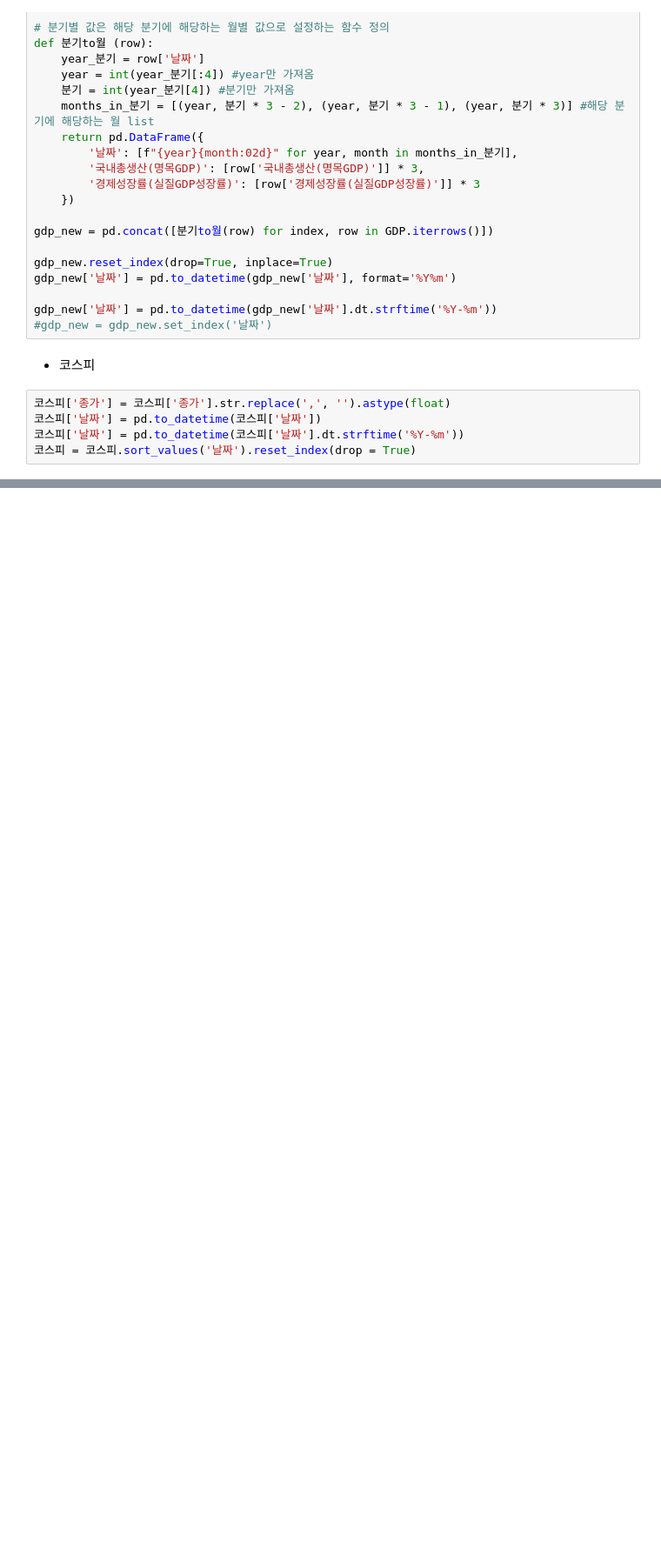
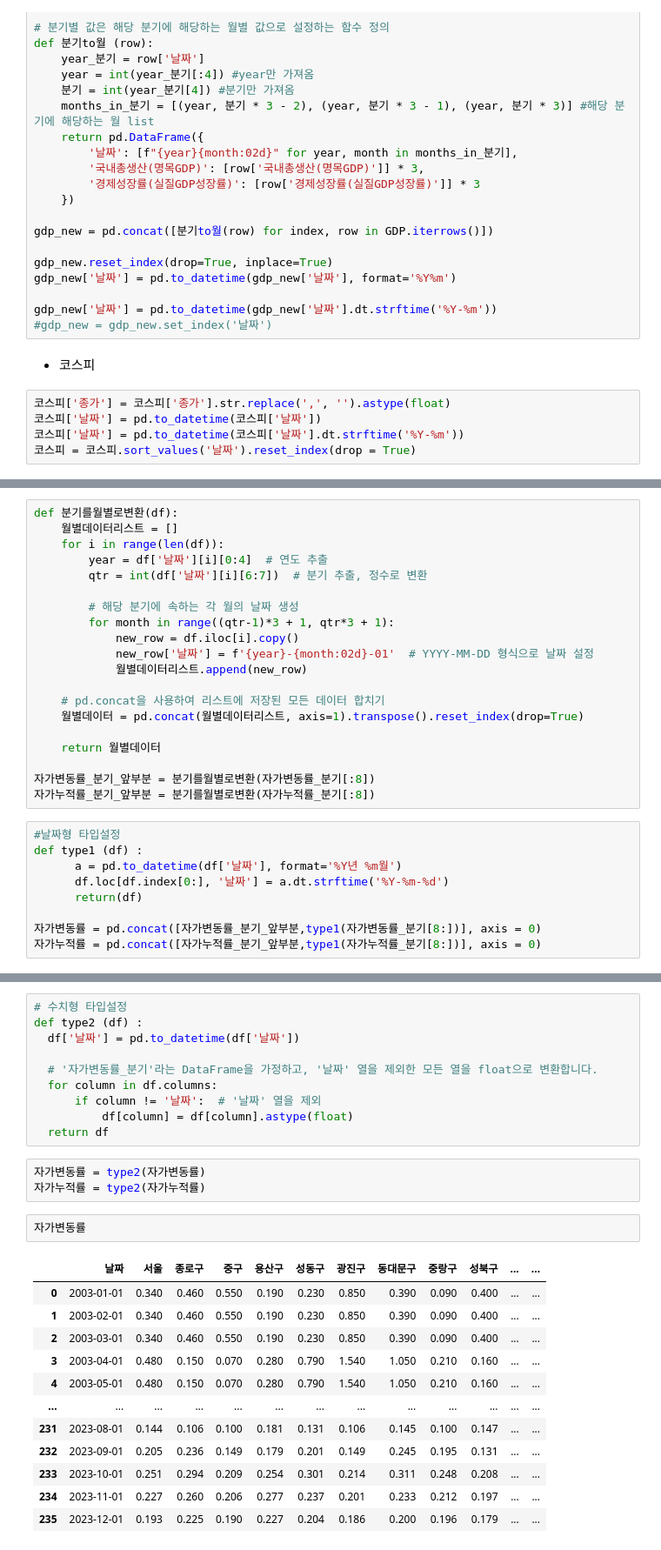
Before and after one commit to lce99/DB24, a Jupyter notebook: [DB]모델_전처리.ipynb, the cells around one changed output, grey strips where cells are left out. Shown: that part at 87% size. Saved outputs shown, nothing was run; the diff lists cells and outputs as text; blank space fills up the shorter version.

```diff
--- a/[DB]모델_전처리.ipynb
+++ b/[DB]모델_전처리.ipynb
@@ -91,0 +154,29 @@ var_df.to_csv("./전처리완료변수.csv")
+# %%
+def 분기를월별로변환(df):
+    월별데이터리스트 = []
+    for i in range(len(df)):
+        year = df['날짜'][i][0:4]  # 연도 추출
+        qtr = int(df['날짜'][i][6:7])  # 분기 추출, 정수로 변환
+
+        # 해당 분기에 속하는 각 월의 날짜 생성
+        for month in range((qtr-1)*3 + 1, qtr*3 + 1):
+            new_row = df.iloc[i].copy()
+            new_row['날짜'] = f'{year}-{month:02d}-01'  # YYYY-MM-DD 형식으로 날짜 설정
+            월별데이터리스트.append(new_row)
+
+    # pd.concat을 사용하여 리스트에 저장된 모든 데이터 합치기
+    월별데이터 = pd.concat(월별데이터리스트, axis=1).transpose().reset_index(drop=True)
+
+    return 월별데이터
+
+자가변동률_분기_앞부분 = 분기를월별로변환(자가변동률_분기[:8])
+자가누적률_분기_앞부분 = 분기를월별로변환(자가누적률_분기[:8])
+# %%
+#날짜형 타입설정
+def type1 (df) :
+      a = pd.to_datetime(df['날짜'], format='%Y년 %m월')
+      df.loc[df.index[0:], '날짜'] = a.dt.strftime('%Y-%m-%d')
+      return(df)
+
+자가변동률 = pd.concat([자가변동률_분기_앞부분,type1(자가변동률_분기[8:])], axis = 0)
+자가누적률 = pd.concat([자가누적률_분기_앞부분,type1(자가누적률_분기[8:])], axis = 0)
@@ -91,0 +194,28 @@ var_df.to_csv("./전처리완료변수.csv")
+# %%
+# 수치형 타입설정
+def type2 (df) :
+  df['날짜'] = pd.to_datetime(df['날짜'])
+
+  # '자가변동률_분기'라는 DataFrame을 가정하고, '날짜' 열을 제외한 모든 열을 float으로 변환합니다.
+  for column in df.columns:
+      if column != '날짜':  # '날짜' 열을 제외
+          df[column] = df[column].astype(float)
+  return df
+# %%
+자가변동률 = type2(자가변동률)
+자가누적률 = type2(자가누적률)
+# %%
+자가변동률
+# %% [output]
+|  | 날짜 | 서울 | 종로구 | 중구 | 용산구 | 성동구 | 광진구 | 동대문구 | 중랑구 | 성북구 | ... | ... |
+| 0 | 2003-01-01 | 0.340 | 0.460 | 0.550 | 0.190 | 0.230 | 0.850 | 0.390 | 0.090 | 0.400 | ... | ... |
+| 1 | 2003-02-01 | 0.340 | 0.460 | 0.550 | 0.190 | 0.230 | 0.850 | 0.390 | 0.090 | 0.400 | ... | ... |
+| 2 | 2003-03-01 | 0.340 | 0.460 | 0.550 | 0.190 | 0.230 | 0.850 | 0.390 | 0.090 | 0.400 | ... | ... |
+| 3 | 2003-04-01 | 0.480 | 0.150 | 0.070 | 0.280 | 0.790 | 1.540 | 1.050 | 0.210 | 0.160 | ... | ... |
+| 4 | 2003-05-01 | 0.480 | 0.150 | 0.070 | 0.280 | 0.790 | 1.540 | 1.050 | 0.210 | 0.160 | ... | ... |
+| ... | ... | ... | ... | ... | ... | ... | ... | ... | ... | ... | ... | ... |
+| 231 | 2023-08-01 | 0.144 | 0.106 | 0.100 | 0.181 | 0.131 | 0.106 | 0.145 | 0.100 | 0.147 | ... | ... |
+| 232 | 2023-09-01 | 0.205 | 0.236 | 0.149 | 0.179 | 0.201 | 0.149 | 0.245 | 0.195 | 0.131 | ... | ... |
+| 233 | 2023-10-01 | 0.251 | 0.294 | 0.209 | 0.254 | 0.301 | 0.214 | 0.311 | 0.248 | 0.208 | ... | ... |
+| 234 | 2023-11-01 | 0.227 | 0.260 | 0.206 | 0.277 | 0.237 | 0.201 | 0.233 | 0.212 | 0.197 | ... | ... |
+| 235 | 2023-12-01 | 0.193 | 0.225 | 0.190 | 0.227 | 0.204 | 0.186 | 0.200 | 0.196 | 0.179 | ... | ... |
```
Also changed, not shown: parts of 39 cells of this notebook, 7 other files.
